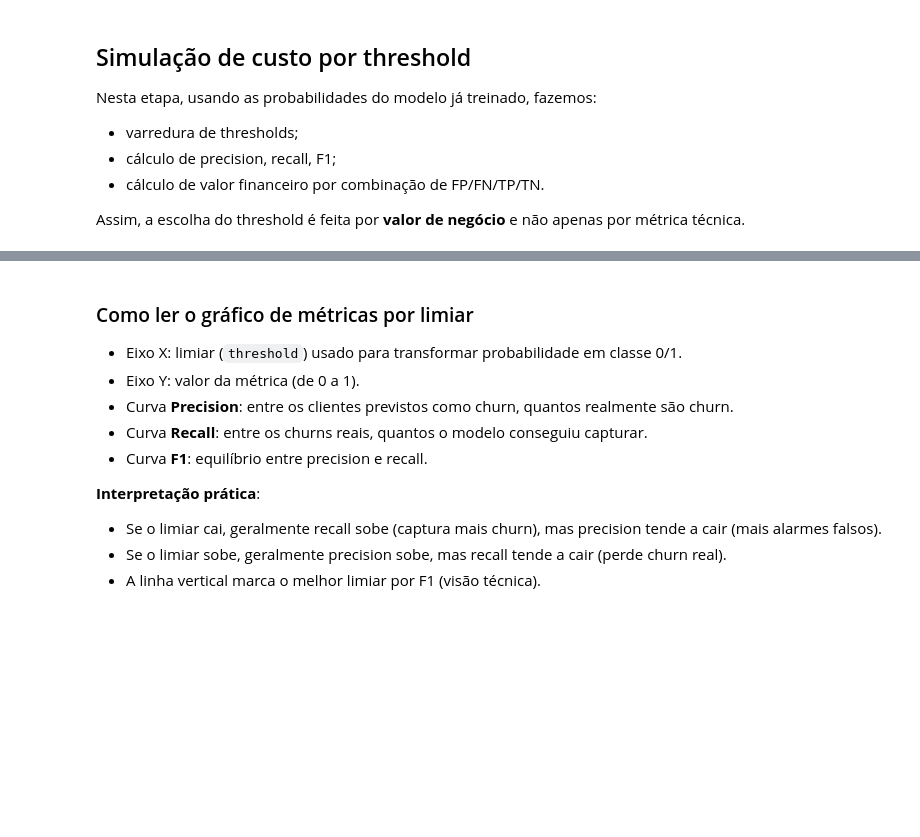
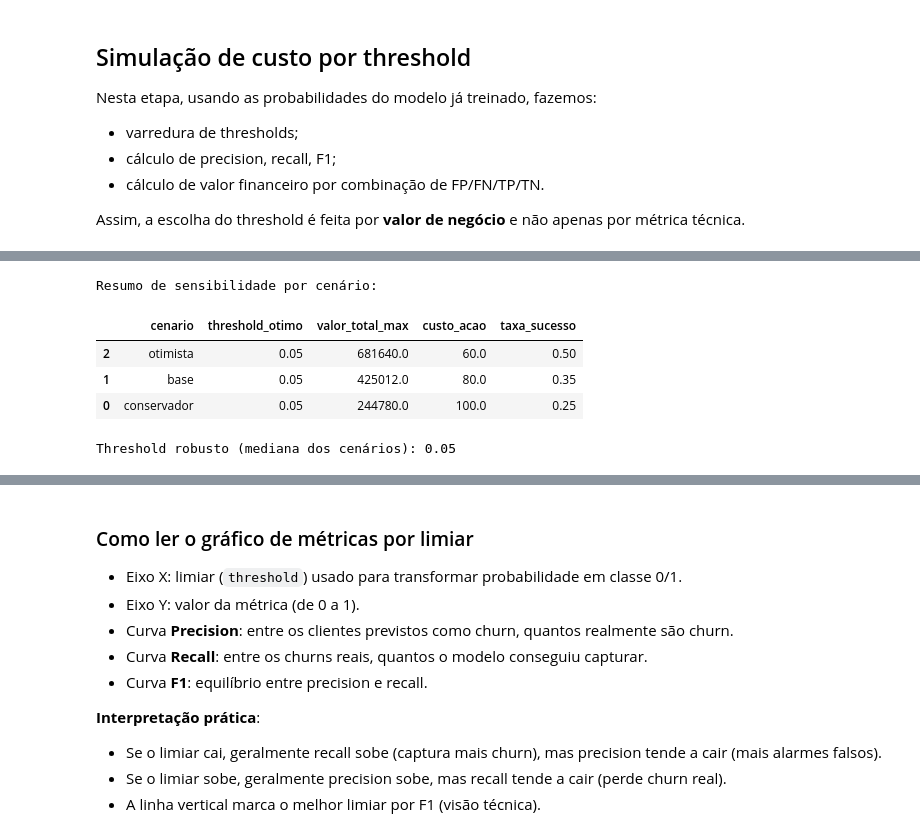
Before and after one commit to FernandoAzve/9mlet-tech-challenge-1-churn-prevision, a Jupyter notebook: notebooks/06_tradeoff_custo_fp_fn.ipynb, the cells around one changed output, grey strips where cells are left out. Drawn from its saved outputs; the diff is of its cells as text; code cells hidden in the pictures; blank space fills up the shorter version.

Commit message:
feat: ajustado thresholds dos modelos etapa 2

```diff
--- a/notebooks/06_tradeoff_custo_fp_fn.ipynb
+++ b/notebooks/06_tradeoff_custo_fp_fn.ipynb
@@ -252,0 +326,51 @@ Valor total máximo (R$)   : 412024.85
+# %%
+# Cenários de sensibilidade para threshold financeiro.
+SCENARIOS = {
+    'conservador': {'custo_acao': 100.0, 'taxa_sucesso': 0.25},
+    'base': {'custo_acao': CUSTO_ACAO_RETENCAO, 'taxa_sucesso': TAXA_SUCESSO_RETENCAO},
+    'otimista': {'custo_acao': 60.0, 'taxa_sucesso': 0.50},
+}
+
+scenario_rows = []
+
+for nome_cenario, cfg in SCENARIOS.items():
+    valores = []
+
+    for thr in thresholds:
+        y_pred_thr = (y_proba >= thr).astype(int)
+
+        is_tp = (y_true == 1) & (y_pred_thr == 1)
+        is_fp = (y_true == 0) & (y_pred_thr == 1)
+        is_fn = (y_true == 1) & (y_pred_thr == 0)
+
+        ganho_tp = (cfg['taxa_sucesso'] * cltv_test[is_tp] - cfg['custo_acao']).sum()
+        custo_fp = -cfg['custo_acao'] * is_fp.sum()
+        custo_fn = -cltv_test[is_fn].sum()
+        valor_total = ganho_tp + custo_fp + custo_fn
+        valores.append(valor_total)
+
+    valores = np.array(valores)
+    idx_best = int(np.argmax(valores))
+
+    scenario_rows.append({
+        'cenario': nome_cenario,
+        'threshold_otimo': float(thresholds[idx_best]),
+        'valor_total_max': float(valores[idx_best]),
+        'custo_acao': float(cfg['custo_acao']),
+        'taxa_sucesso': float(cfg['taxa_sucesso']),
+    })
+
+cenarios_df = pd.DataFrame(scenario_rows).sort_values('valor_total_max', ascending=False)
+
+print('Resumo de sensibilidade por cenário:')
+display(cenarios_df)
+
+threshold_recomendado_robusto = float(cenarios_df['threshold_otimo'].median())
+print(f'Threshold robusto (mediana dos cenários): {threshold_recomendado_robusto:.2f}')
+# %% [output]
+Resumo de sensibilidade por cenário:
+|  | cenario | threshold_otimo | valor_total_max | custo_acao | taxa_sucesso |
+| 2 | otimista | 0.05 | 681640.0 | 60.0 | 0.50 |
+| 1 | base | 0.05 | 425012.0 | 80.0 | 0.35 |
+| 0 | conservador | 0.05 | 244780.0 | 100.0 | 0.25 |
+Threshold robusto (mediana dos cenários): 0.05
```
Also changed, not shown: parts of 7 cells of this notebook, 4 other files.
